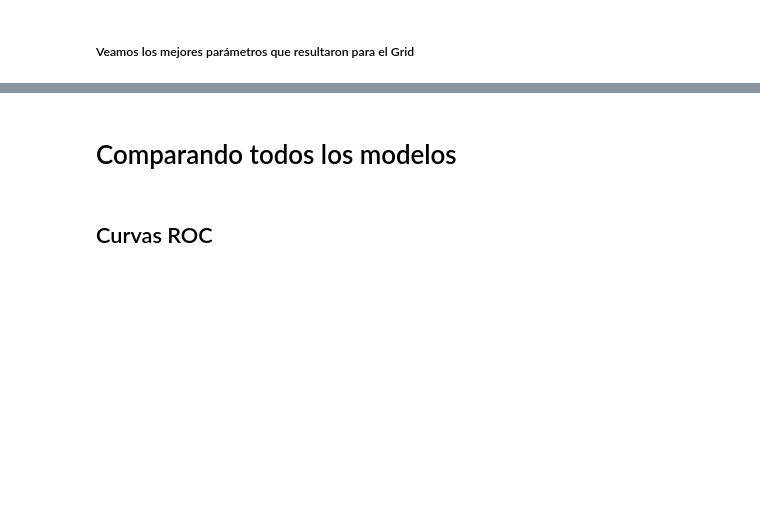
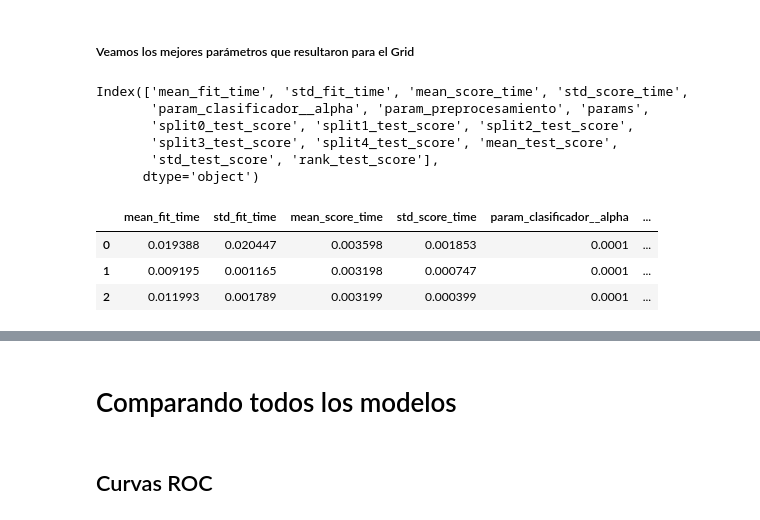
Before and after one commit to rdgagliano/DataScience-Grupo3, a Jupyter notebook: _01_Mushrooms Análisis Ini-Pipelines.ipynb, the cells around one changed output, grey strips where cells are left out. Drawn from its saved outputs; the diff is of its cells as text; code cells hidden in the pictures; blank space fills up the shorter version.

```diff
--- a/_01_Mushrooms Análisis Ini-Pipelines.ipynb
+++ b/_01_Mushrooms Análisis Ini-Pipelines.ipynb
@@ -651,6 +668,24 @@ GridSearchCV(cv=KFold(n_splits=5, random_state=42, shuffle=True),
              scoring=None, verbose=0)
 # %% [markdown]
 ##### Veamos los mejores parámetros que resultaron para el Grid
+# %%
+result = pd.DataFrame(bnb_grid.cv_results_)
+# %%
+result.columns
+# %% [output]
+Index(['mean_fit_time', 'std_fit_time', 'mean_score_time', 'std_score_time',
+       'param_clasificador__alpha', 'param_preprocesamiento', 'params',
+       'split0_test_score', 'split1_test_score', 'split2_test_score',
+       'split3_test_score', 'split4_test_score', 'mean_test_score',
+       'std_test_score', 'rank_test_score'],
+      dtype='object')
+# %%
+result[result['rank_test_score']==1]
+# %% [output]
+|  | mean_fit_time | std_fit_time | mean_score_time | std_score_time | param_clasificador__alpha | ... |
+| 0 | 0.019388 | 0.020447 | 0.003598 | 0.001853 | 0.0001 | ... |
+| 1 | 0.009195 | 0.001165 | 0.003198 | 0.000747 | 0.0001 | ... |
+| 2 | 0.011993 | 0.001789 | 0.003199 | 0.000399 | 0.0001 | ... |
 # %%
 bnb_grid.best_params_
 # %% [output]
```
Also changed, not shown: parts of 18 cells of this notebook.
